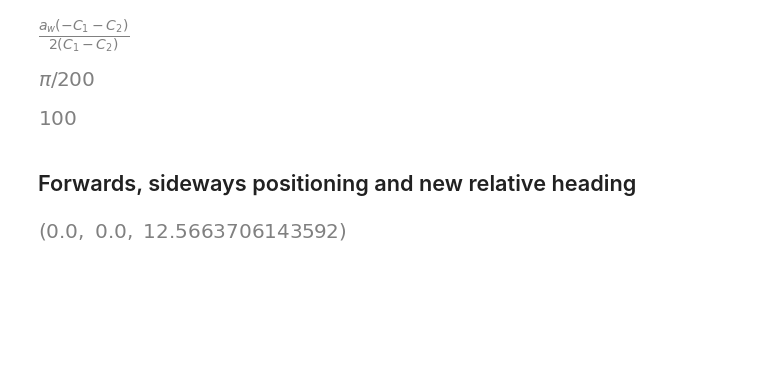
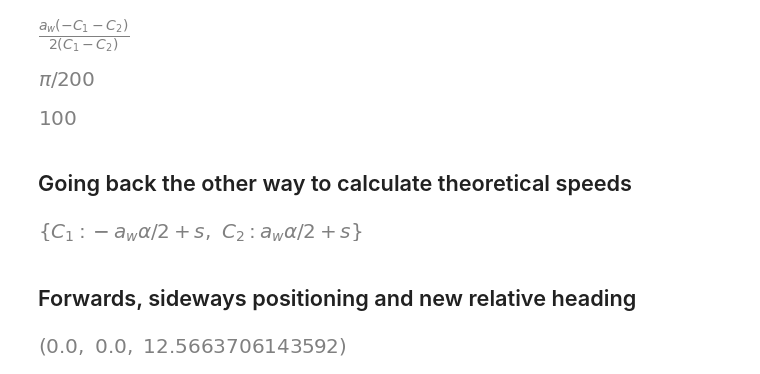
Before and after one commit to jgOhYeah/ECE4191_E43_S2_2024, a Jupyter notebook: main_software/odometry/wheel_calculations.ipynb, the cells around one changed output. Drawn from its saved outputs; the diff is of its cells as text; code cells hidden in the pictures; blank space fills up the shorter version.

Commit message:
Move at speed works

```diff
--- a/main_software/odometry/wheel_calculations.ipynb
+++ b/main_software/odometry/wheel_calculations.ipynb
@@ -18,6 +18,9 @@ alpha = sp.symbols("alpha")
 
 # Axle width
 axle_width = sp.symbols("a_w")
+
+# Linear speed
+s = sp.symbols("s")
 # %%
 def circumference(alpha:sp.Symbol, radius:sp.Symbol) -> sp.Symbol:
     """Calculates the circumference of an arc.
@@ -59,6 +62,12 @@ angular_velocity(sp.pi, 2*sp.pi, 200)
 centre_rad(0*sp.pi, 6*sp.pi, 200)
 # %% [output]
 [figure]
+# %% [markdown]
+## Going back the other way to calculate theoretical speeds
+# %%
+sp.solve([res[alpha]-alpha, (c1+c2)/2-s], c1, c2)
+# %% [output]
+[figure, added]
 # %% [markdown]
 ## Forwards, sideways positioning and new relative heading
 # %%
```
Also changed, not shown: 3 other files.
